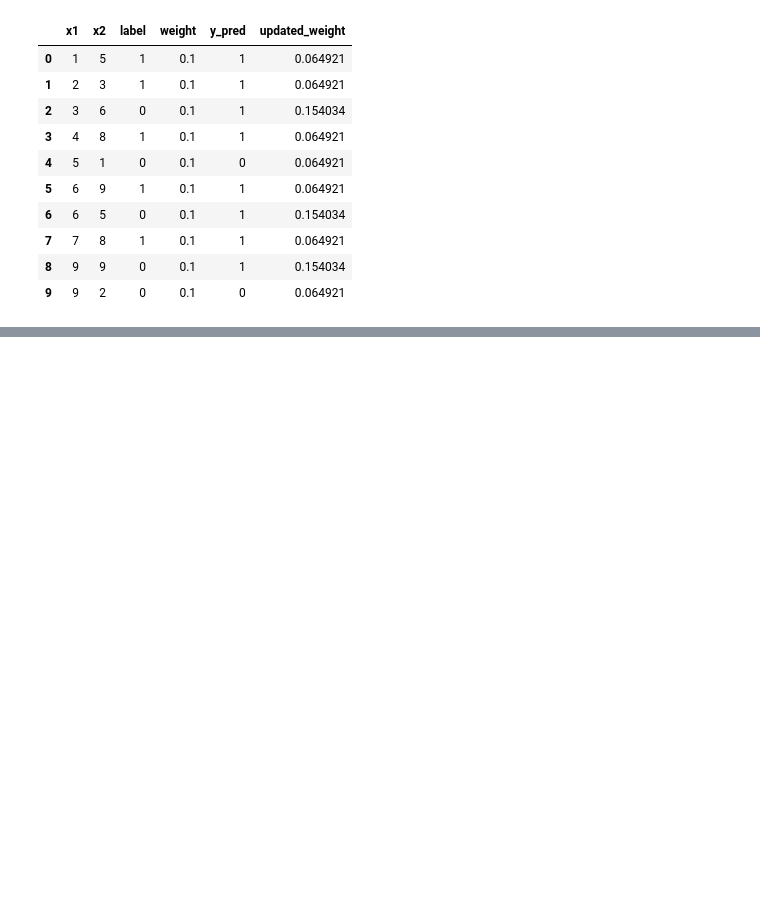
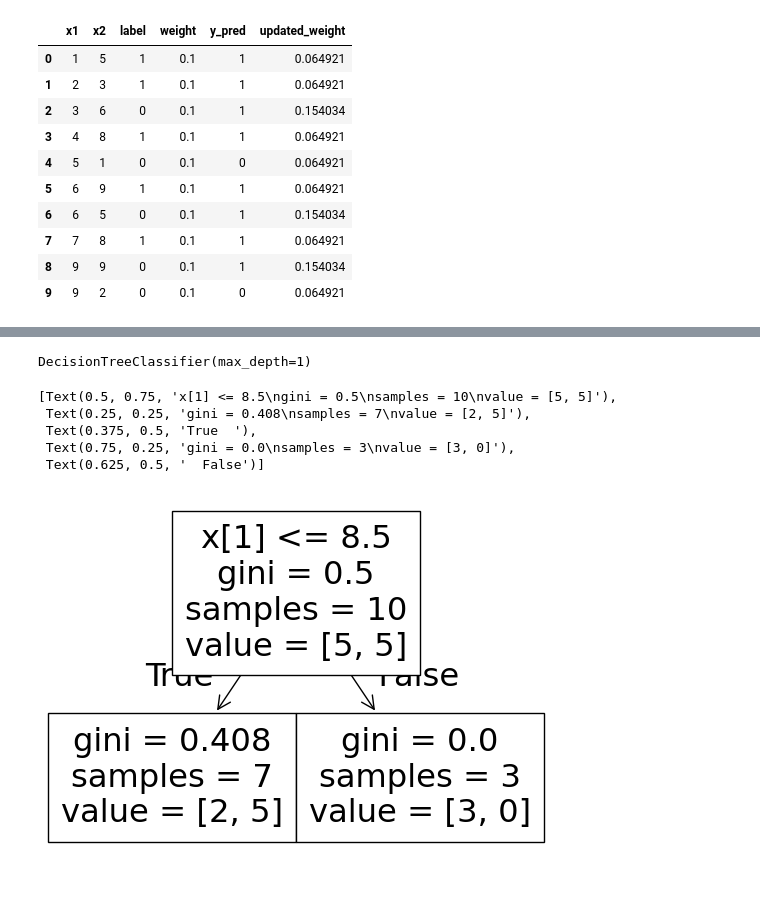
Before and after one commit to DevpriyaSaini/ML-100, a Jupyter notebook: Adaboost.ipynb, the cells around one changed output, grey strips where cells are left out. Cells and saved outputs as stored; diff of their text form; code cells hidden in the pictures; blank space fills up the shorter version.

```diff
--- a/Adaboost.ipynb
+++ b/Adaboost.ipynb
@@ -119,0 +154,2 @@ df['normalized_weight']=df['updated_weight']/df['updated_weight'].sum()
+# %%
+second_df=df.iloc[index_values,[0,1,2,3]]
@@ -119,0 +170,19 @@ df['normalized_weight']=df['updated_weight']/df['updated_weight'].sum()
+# %%
+from sklearn.tree import DecisionTreeClassifier
+dt2=DecisionTreeClassifier(max_depth=1)
+# %%
+x=second_df[['x1','x2']]
+y=second_df['label']
+# %%
+dt2.fit(x,y)
+# %% [output]
+DecisionTreeClassifier(max_depth=1)
+# %%
+plot_tree(dt2)
+# %% [output]
+[Text(0.5, 0.75, 'x[1] <= 8.5\ngini = 0.5\nsamples = 10\nvalue = [5, 5]'),
+ Text(0.25, 0.25, 'gini = 0.408\nsamples = 7\nvalue = [2, 5]'),
+ Text(0.375, 0.5, 'True  '),
+ Text(0.75, 0.25, 'gini = 0.0\nsamples = 3\nvalue = [3, 0]'),
+ Text(0.625, 0.5, '  False')]
+[figure, added]
```
Also changed, not shown: parts of 7 cells of this notebook.
